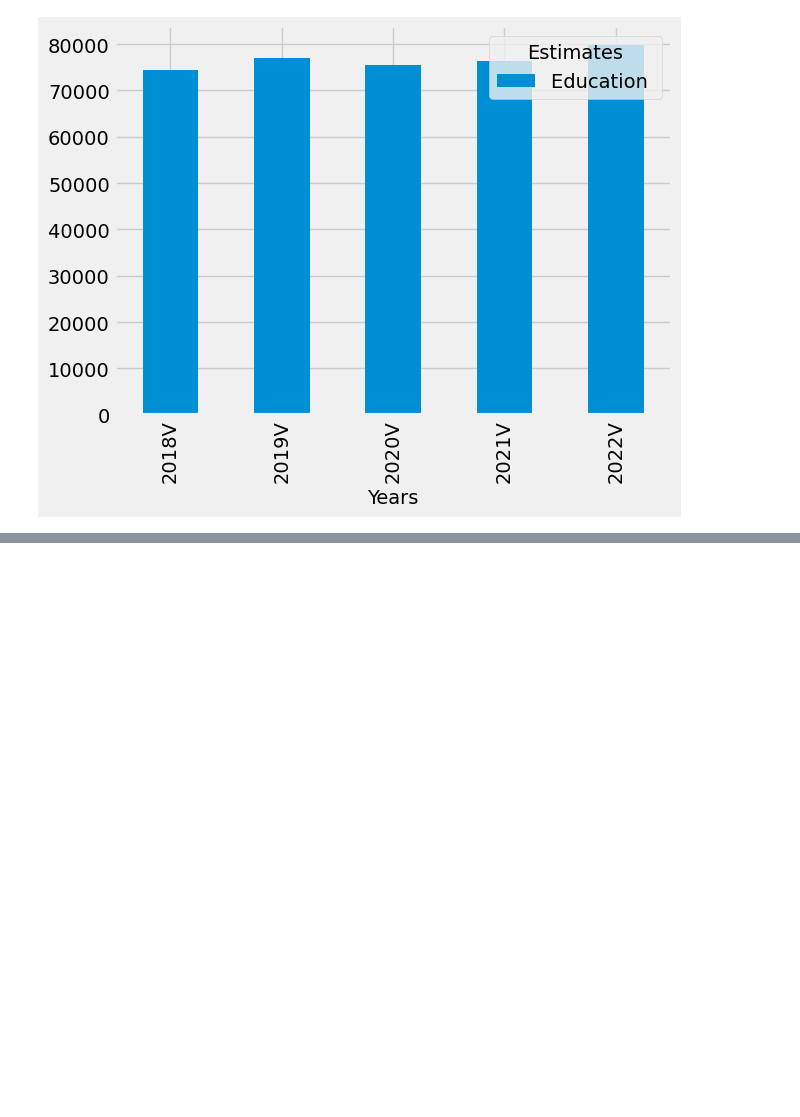
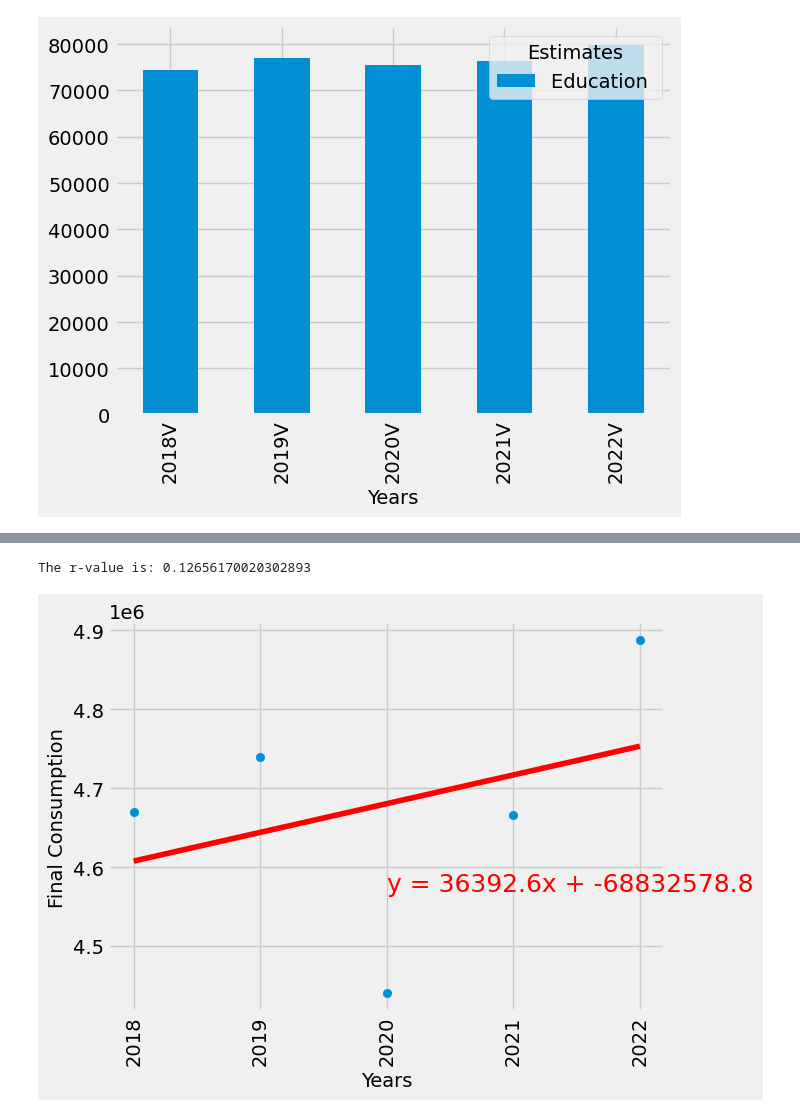
Before and after one commit to zRandgris/project1, a Jupyter notebook: TheProject.ipynb, the cells around one changed output, grey strips where cells are left out. Saved outputs shown, nothing was run; the diff lists cells and outputs as text; code cells hidden in the pictures; blank space fills up the shorter version.

```diff
--- a/TheProject.ipynb
+++ b/TheProject.ipynb
@@ -329,0 +305,4 @@ TypeError: 'method' object is not subscriptable
+# %%
+final_expense = filter_data_net.loc['Household final consumption expenditure ']
+
+final_expense
@@ -329,0 +317,2 @@ TypeError: 'method' object is not subscriptable
+# %%
+final_expense.set_index('REF_YEAR')
@@ -329,0 +327,24 @@ TypeError: 'method' object is not subscriptable
+# %%
+# Define a function to create Linear Regression plots
+def linger_regression_plot(x,y,title,location):
+    (slope, intercept, rvalue, pvalue, stderr) = linregress(x, y)
+    regress_values = x * slope + intercept
+    line_eq = "y = " + str(round(slope,2)) + "x + " + str(round(intercept,2))
+
+
+    plt.scatter(x,y)
+    plt.plot(x,regress_values,"r-")
+    plt.annotate(line_eq,location,fontsize=18,color="red")
+    plt.xlabel('Years')
+    plt.ylabel(title)
+    plt.xticks(x,rotation = 'vertical')
+    print(f"The r-value is: {rvalue**2}")
+    plt.show()
+# %%
+x = final_expense['REF_YEAR']
+y = final_expense['VALUE']
+# %%
+linger_regression_plot(x, y, "Final Consumption", (2020,4569505) )
+# %% [output]
+The r-value is: 0.12656170020302893
+[figure, added]
```
Also changed, not shown: parts of 21 cells of this notebook.
